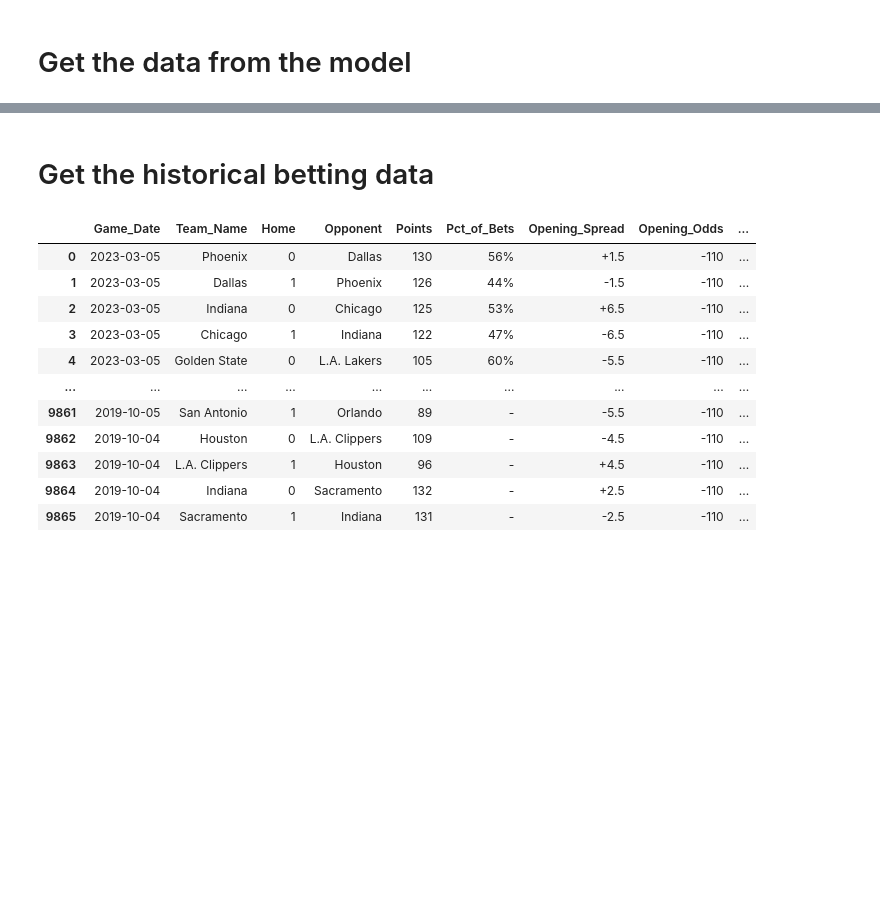
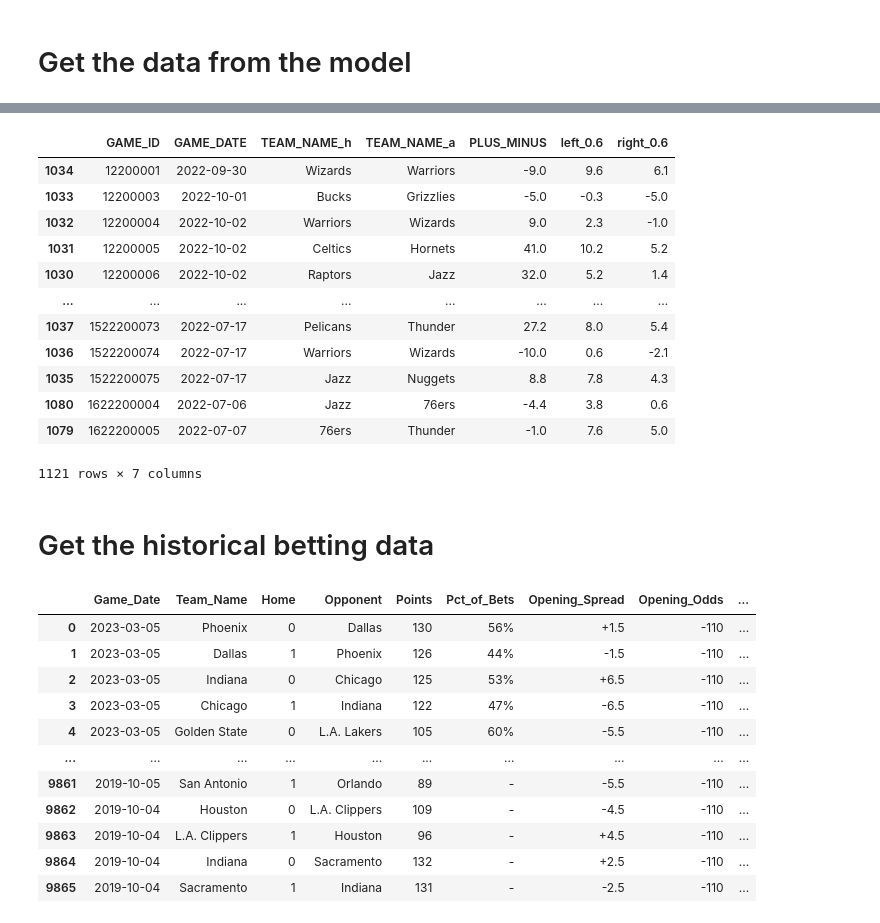
Before and after one commit to alecmatt5/nba_betting_analysis, a Jupyter notebook: backend/notebooks/secondary_model_alec.ipynb, the cells around one changed output, grey strips where cells are left out. Saved outputs shown, nothing was run; the diff lists cells and outputs as text; code cells hidden in the pictures; blank space fills up the shorter version.

```diff
--- a/backend/notebooks/secondary_model_alec.ipynb
+++ b/backend/notebooks/secondary_model_alec.ipynb
@@ -26,3 +28,19 @@ y_pred
+# %%
+y_pred.sort_values('GAME_ID')
+# %% [output]
+|  | GAME_ID | GAME_DATE | TEAM_NAME_h | TEAM_NAME_a | PLUS_MINUS | left_0.6 | right_0.6 |
+| 1034 | 12200001 | 2022-09-30 | Wizards | Warriors | -9.0 | 9.6 | 6.1 |
+| 1033 | 12200003 | 2022-10-01 | Bucks | Grizzlies | -5.0 | -0.3 | -5.0 |
+| 1032 | 12200004 | 2022-10-02 | Warriors | Wizards | 9.0 | 2.3 | -1.0 |
+| 1031 | 12200005 | 2022-10-02 | Celtics | Hornets | 41.0 | 10.2 | 5.2 |
+| 1030 | 12200006 | 2022-10-02 | Raptors | Jazz | 32.0 | 5.2 | 1.4 |
+| ... | ... | ... | ... | ... | ... | ... | ... |
+| 1037 | 1522200073 | 2022-07-17 | Pelicans | Thunder | 27.2 | 8.0 | 5.4 |
+| 1036 | 1522200074 | 2022-07-17 | Warriors | Wizards | -10.0 | 0.6 | -2.1 |
+| 1035 | 1522200075 | 2022-07-17 | Jazz | Nuggets | 8.8 | 7.8 | 4.3 |
+| 1080 | 1622200004 | 2022-07-06 | Jazz | 76ers | -4.4 | 3.8 | 0.6 |
+| 1079 | 1622200005 | 2022-07-07 | 76ers | Thunder | -1.0 | 7.6 | 5.0 |
+1121 rows × 7 columns
 # %%
 # y_pred = pd.read_pickle('../data/pkl/y_pred_adv_test.pkl')
 # y_pred = y_pred[['GAME_ID', 'GAME_DATE', 'TEAM_NAME_h', 'TEAM_NAME_a', 'y_pred', 'PLUS_MINUS']]
```
Also changed, not shown: parts of 15 cells of this notebook, 1 other file.
